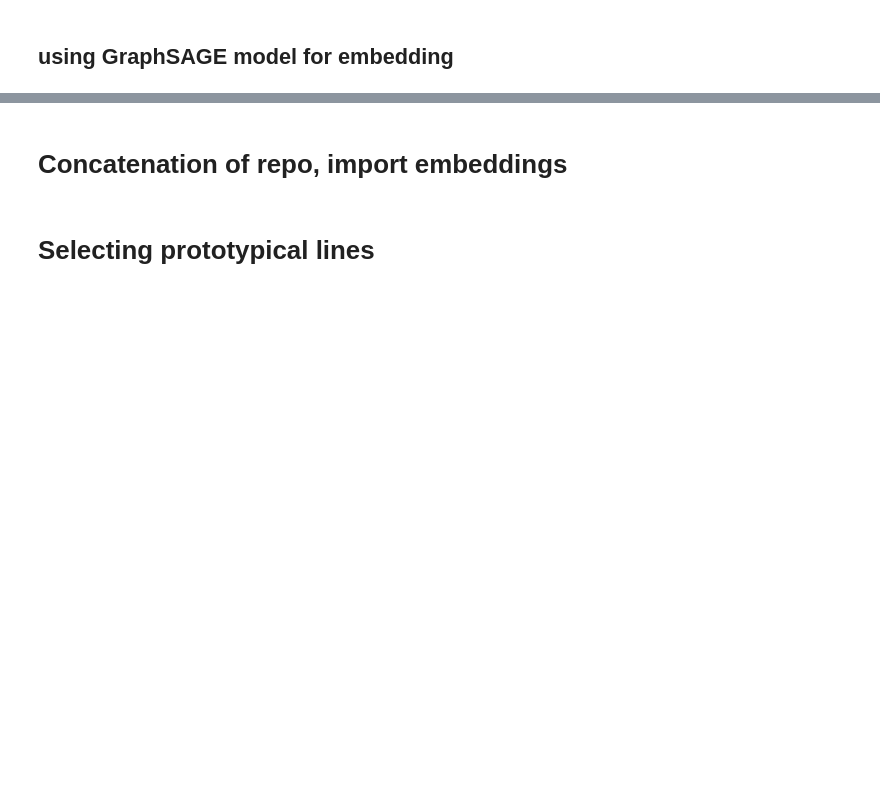
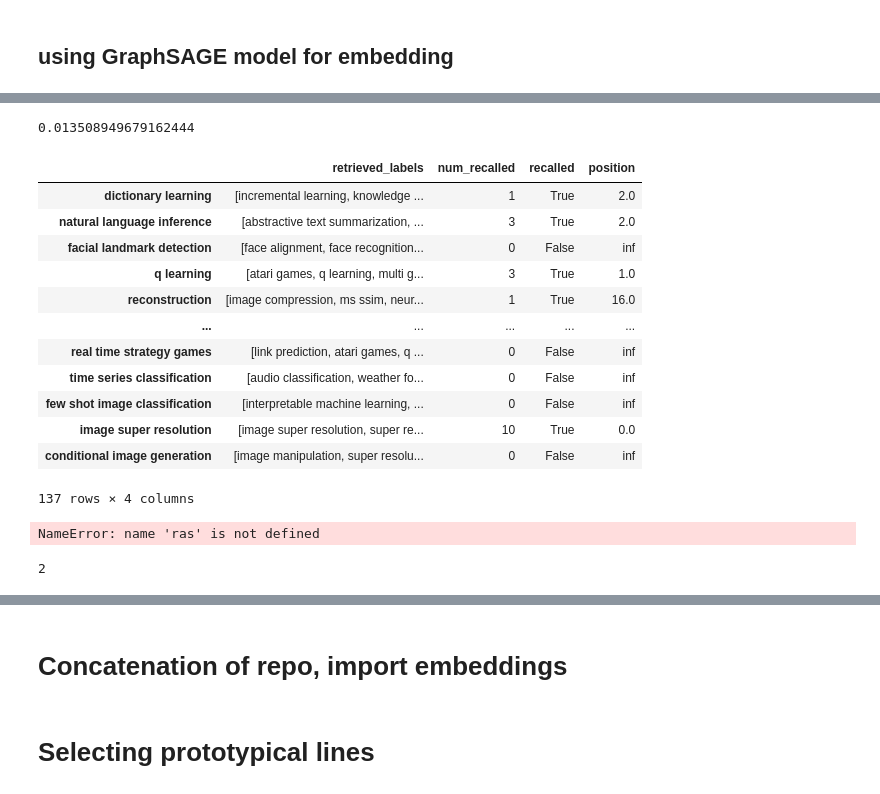
Before and after one commit to lambdaofgod/github_search, a Jupyter notebook: notebooks/Matching_ZSL.ipynb, the cells around one changed output, grey strips where cells are left out. Saved outputs shown, nothing was run; the diff lists cells and outputs as text; code cells hidden in the pictures; blank space fills up the shorter version.

```diff
--- a/notebooks/Matching_ZSL.ipynb
+++ b/notebooks/Matching_ZSL.ipynb
@@ -364,3 +414,6 @@ INFO - 11:30:58: NumExpr defaulting to 8 threads.
+# %%
+area_grouped_tasks = get_area_grouped_tasks()
+area_grouped_tasks['task'] = area_grouped_tasks['task'].apply(clean_task_name)
 # %%
 tasks_train, tasks_test = RepoTaskData.split_tasks(area_grouped_tasks)
 # %%
@@ -884,0 +1222,28 @@ import pickle
+# %%
+graphsage_accuracy
+# %% [output]
+0.013508949679162444
+# %%
+raw_readme_area_results
+# %% [output]
+|  | retrieved_labels | num_recalled | recalled | position |
+| dictionary learning | [incremental learning, knowledge ... | 1 | True | 2.0 |
+| natural language inference | [abstractive text summarization, ... | 3 | True | 2.0 |
+| facial landmark detection | [face alignment, face recognition... | 0 | False | inf |
+| q learning | [atari games, q learning, multi g... | 3 | True | 1.0 |
+| reconstruction | [image compression, ms ssim, neur... | 1 | True | 16.0 |
+| ... | ... | ... | ... | ... |
+| real time strategy games | [link prediction, atari games, q ... | 0 | False | inf |
+| time series classification | [audio classification, weather fo... | 0 | False | inf |
+| few shot image classification | [interpretable machine learning, ... | 0 | False | inf |
+| image super resolution | [image super resolution, super re... | 10 | True | 0.0 |
+| conditional image generation | [image manipulation, super resolu... | 0 | False | inf |
+137 rows × 4 columns
+# %%
+ras
+# %% [output]
+NameError: name 'ras' is not defined
+# %%
+s = "  "
+# %% [output]
+2
```
Also changed, not shown: parts of 137 cells of this notebook, 2 other files.
